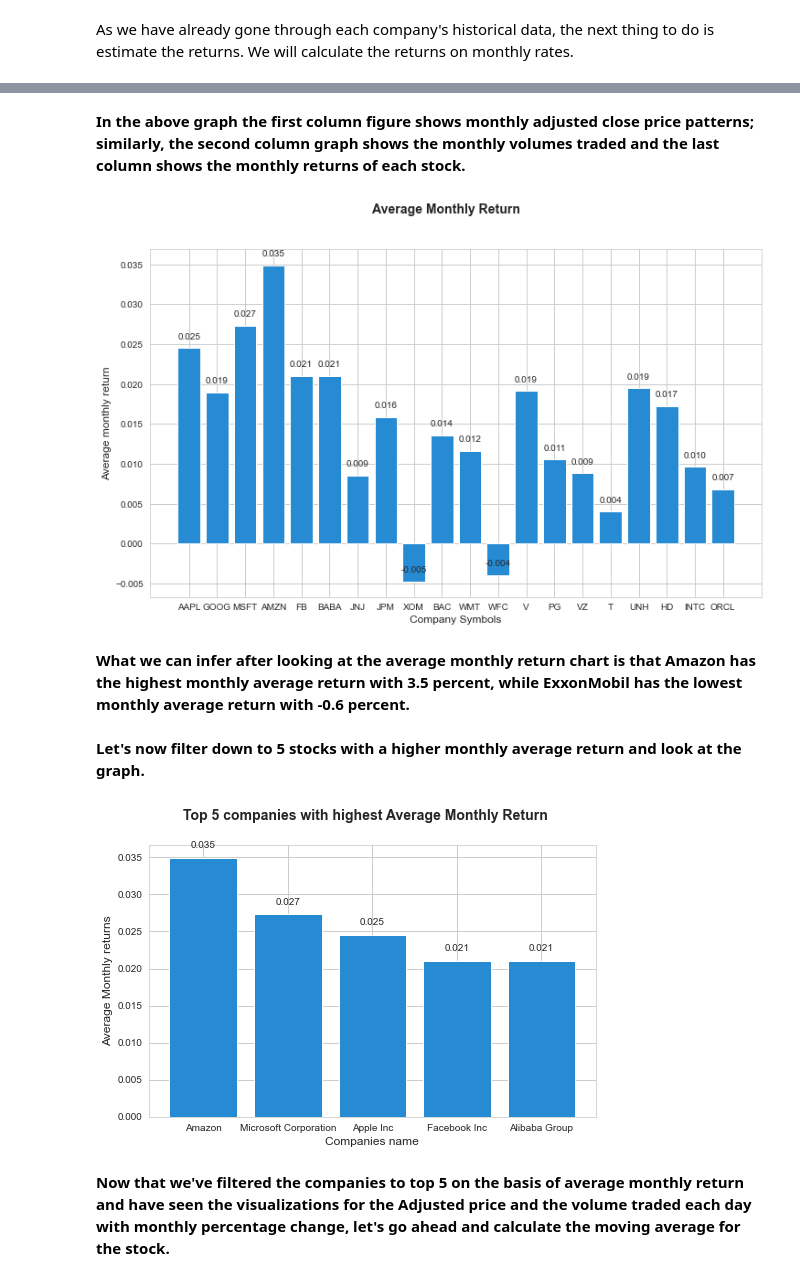
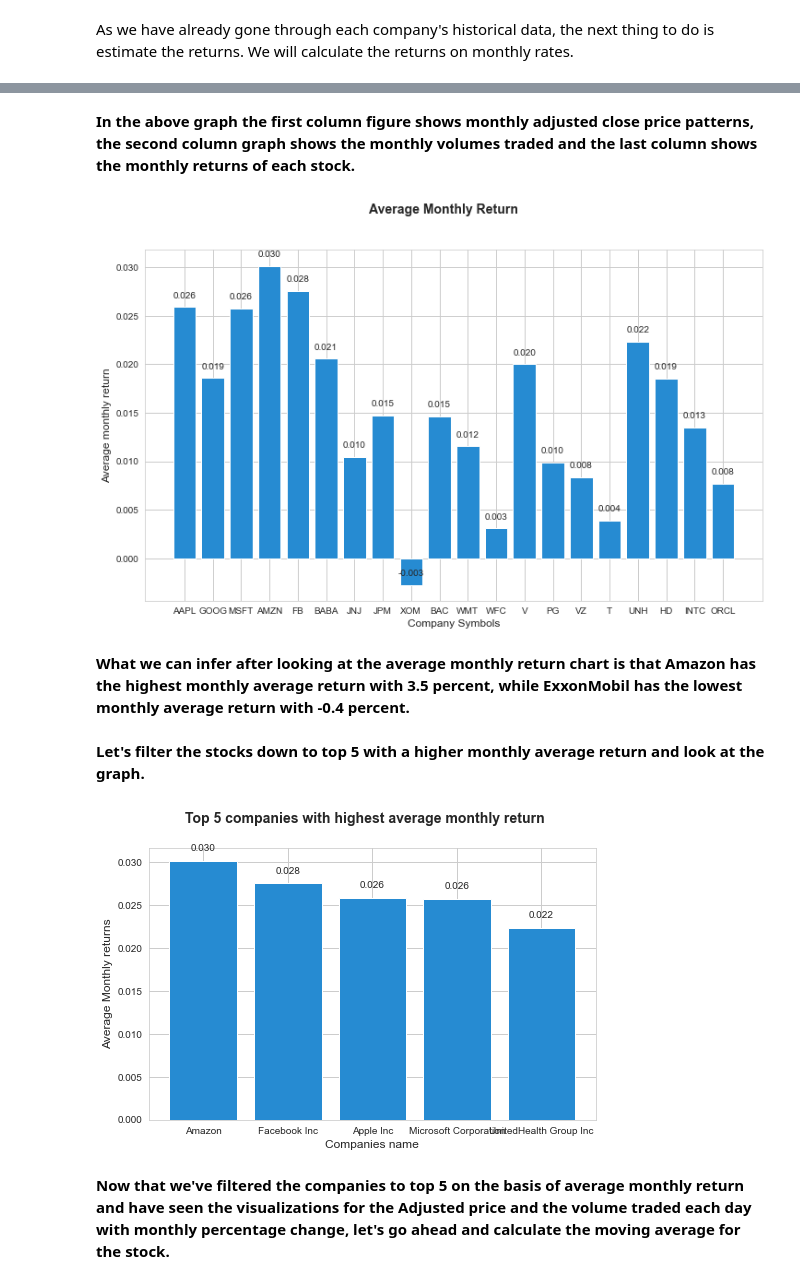
Before and after one commit to RITISHKARKIUNH/stockanalysis, a Jupyter notebook: Stock_Analysis.ipynb, the cells around one changed output, grey strips where cells are left out. Saved outputs shown, nothing was run; the diff lists cells and outputs as text; code cells hidden in the pictures.

```diff
--- a/Stock_Analysis.ipynb
+++ b/Stock_Analysis.ipynb
@@ -111,8 +111,8 @@ CompanyNameMap={
     "ORCL":"Oracle"
 }
 # %%
-# Downloading data since 2015
-data = pdr.get_data_yahoo(ticker_list, start = '2015-01-01')
+# Downloading stocks data since 2013
+data = pdr.get_data_yahoo(ticker_list, start = '2013-01-01')
 # %% [markdown]
 # 1. What was the change in price of the stock over time?
 # %% [markdown]
@@ -218,5 +218,5 @@ print(colored('\t\t\tMonthly Adjusted Closing VS Monthly Volume VS Monthly % Cha
 # %% [markdown]
-**In the above graph the first column figure shows monthly adjusted close price patterns; similarly, the second column graph shows the monthly volumes traded and the last column shows the monthly returns of each stock.**
+**In the above graph the first column figure shows monthly adjusted close price patterns, the second column graph shows the monthly volumes traded and the last column shows the monthly returns of each stock.**
 # %%
 # Visualization of Average Monthly Return
 plt.figure(figsize=(12, 7))
@@ -232,37 +232,37 @@ plt.ylabel('Average monthly return')
 plt.suptitle('Average Monthly Return', fontweight = 'bold', fontsize = 14)
 plt.show()
 # %% [output]
-[figure, old version]
+[figure, new version]
 # %% [markdown]
-**What we can infer after looking at the average monthly return chart is that Amazon has the highest monthly average return with 3.5 percent, while ExxonMobil has the lowest monthly average return with -0.6 percent.**
+**What we can infer after looking at the average monthly return chart is that Amazon has the highest monthly average return with 3.5 percent, while ExxonMobil has the lowest monthly average return with -0.4 percent.**
 # %% [markdown]
-**Let's now filter down to 5 stocks with a higher monthly average return and look at the graph.**
+**Let's filter the stocks down to top 5 with a higher monthly average return and look at the graph.**
 # %%
 # Visualization of top five stock with highest monthly return
 top_five = monthly_returns.mean().nlargest(5)
 
 company_name = list(top_five.keys())
 names = []
 for key in company_name:
     names.append(CompanyNameMap[key])
 
 plt.figure(figsize=(8, 5))
 plt.bar(names, top_five)
 
 # zip joins x and y coordinate in pair
 for x,y in zip(names,top_five):
     label = "{:.3f}".format(y)
     plt.annotate(label,
                 (x,y),
                 textcoords = 'offset points',
                 xytext = (0,10),
                 ha = 'center')
-plt.suptitle('Top 5 companies with highest Average Monthly Return', fontsize = 14, fontweight = 'bold')
+plt.suptitle('Top 5 companies with highest average monthly return', fontsize = 14, fontweight = 'bold')
 plt.ylabel('Average Monthly returns')
 plt.xlabel('Companies name')
 plt.show()
 # %% [output]
-[figure, old version]
+[figure, new version]
 # %% [markdown]
 **Now that we've filtered the companies to top 5 on the basis of average monthly return and have seen the visualizations for the Adjusted price and the volume traded each day with monthly percentage change, let's go ahead and calculate the moving average for the stock.**
 # %% [markdown]
```
Also changed, not shown: parts of 84 cells of this notebook.
